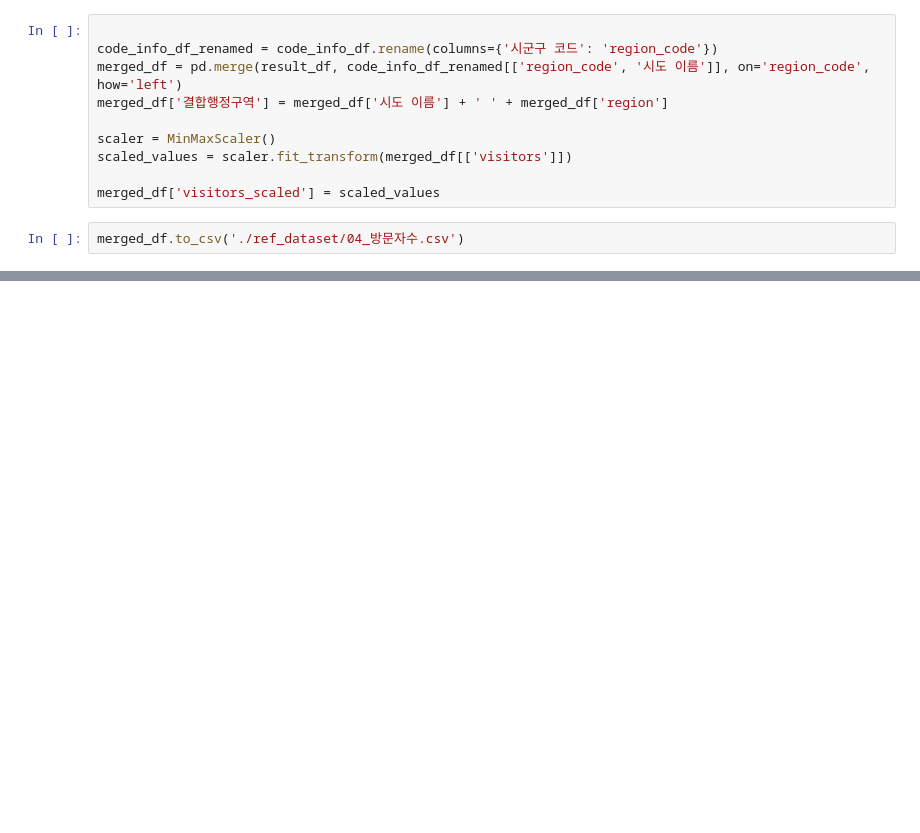
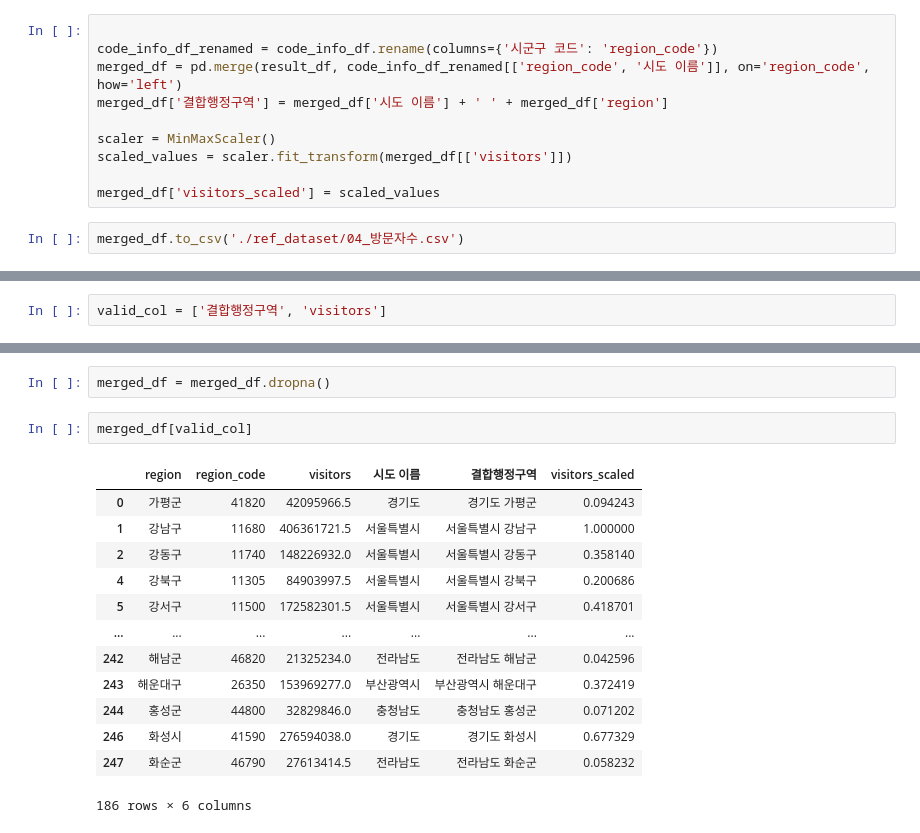
Before and after one commit to iju298/REFrame, a Jupyter notebook: notebooks/04_visit_wo_api.ipynb, the cells around one changed output, grey strips where cells are left out. Cells and saved outputs as stored; diff of their text form; blank space fills up the shorter version.

```diff
--- a/notebooks/04_visit_wo_api.ipynb
+++ b/notebooks/04_visit_wo_api.ipynb
@@ -77,0 +94,2 @@ merged_df.to_csv('./ref_dataset/04_방문자수.csv')
+# %%
+valid_col = ['결합행정구역', 'visitors']
@@ -77,0 +112,18 @@ merged_df.to_csv('./ref_dataset/04_방문자수.csv')
+# %%
+merged_df = merged_df.dropna()
+# %%
+merged_df[valid_col]
+# %% [output]
+|  | region | region_code | visitors | 시도 이름 | 결합행정구역 | visitors_scaled |
+| 0 | 가평군 | 41820 | 42095966.5 | 경기도 | 경기도 가평군 | 0.094243 |
+| 1 | 강남구 | 11680 | 406361721.5 | 서울특별시 | 서울특별시 강남구 | 1.000000 |
+| 2 | 강동구 | 11740 | 148226932.0 | 서울특별시 | 서울특별시 강동구 | 0.358140 |
+| 4 | 강북구 | 11305 | 84903997.5 | 서울특별시 | 서울특별시 강북구 | 0.200686 |
+| 5 | 강서구 | 11500 | 172582301.5 | 서울특별시 | 서울특별시 강서구 | 0.418701 |
+| ... | ... | ... | ... | ... | ... | ... |
+| 242 | 해남군 | 46820 | 21325234.0 | 전라남도 | 전라남도 해남군 | 0.042596 |
+| 243 | 해운대구 | 26350 | 153969277.0 | 부산광역시 | 부산광역시 해운대구 | 0.372419 |
+| 244 | 홍성군 | 44800 | 32829846.0 | 충청남도 | 충청남도 홍성군 | 0.071202 |
+| 246 | 화성시 | 41590 | 276594038.0 | 경기도 | 경기도 화성시 | 0.677329 |
+| 247 | 화순군 | 46790 | 27613414.5 | 전라남도 | 전라남도 화순군 | 0.058232 |
+186 rows × 6 columns
```
Also changed, not shown: parts of 6 cells of this notebook, 50 other files.
